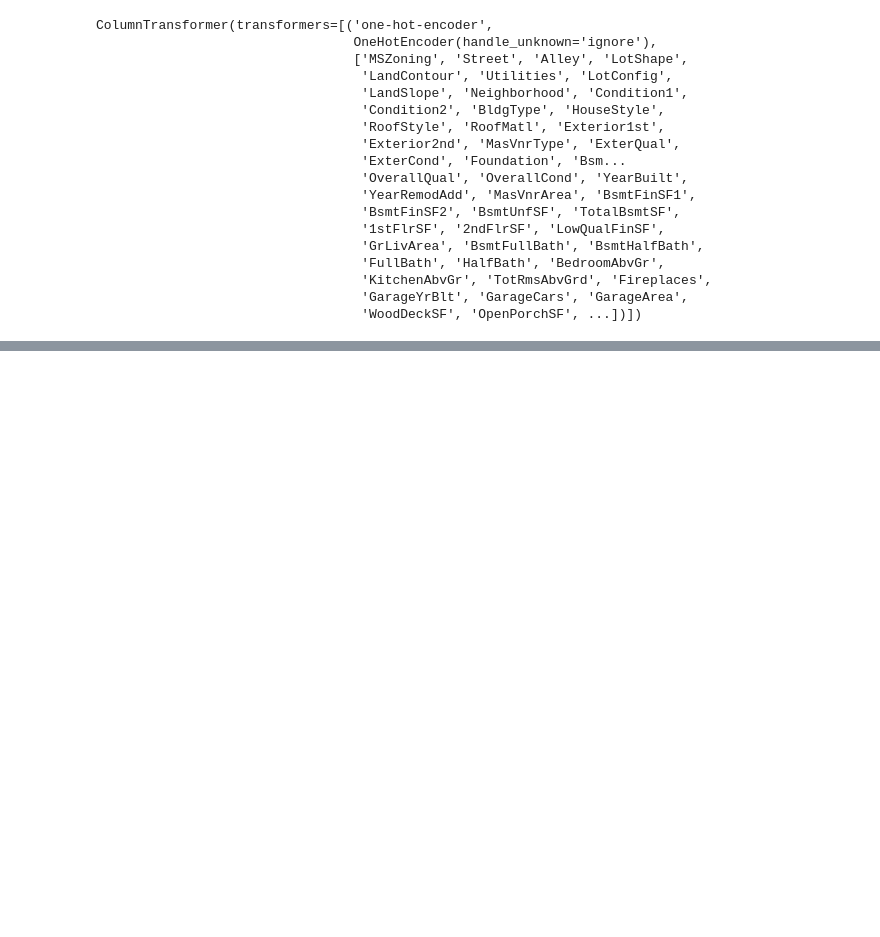
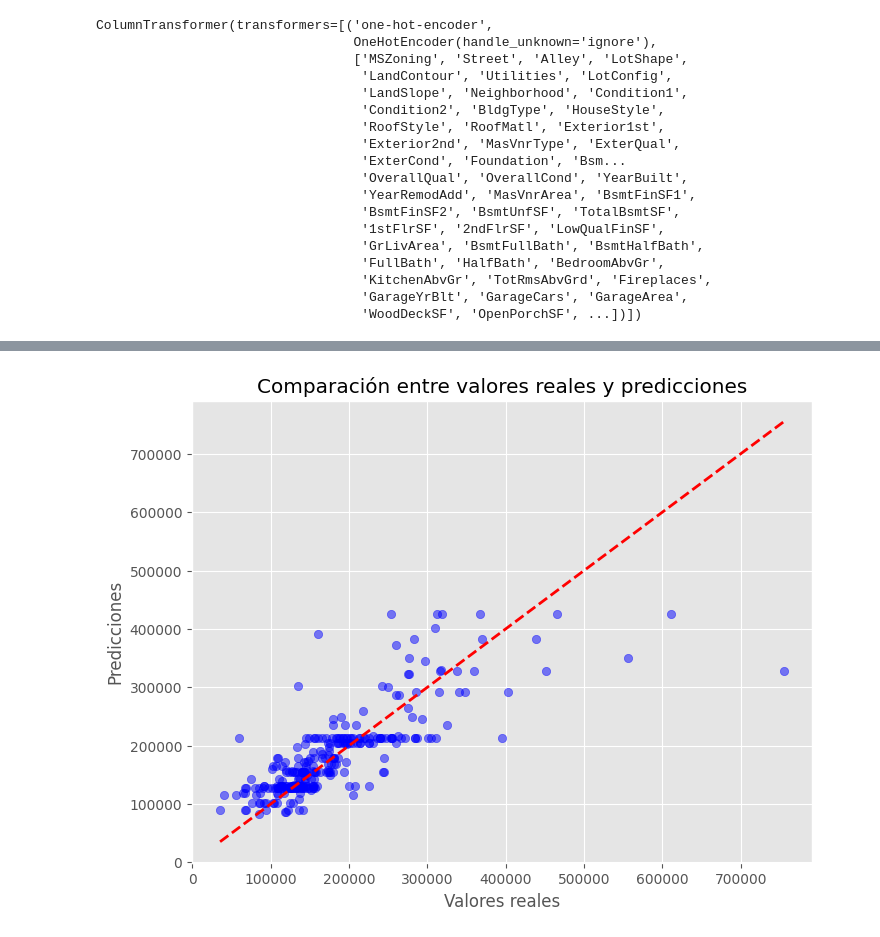
Before and after one commit to DiegoGarV/HDT4-DB2, a Jupyter notebook: arbol_regresion.ipynb, the cells around one changed output, grey strips where cells are left out. Cells and saved outputs as stored; diff of their text form; code cells hidden in the pictures; blank space fills up the shorter version.

```diff
--- a/arbol_regresion.ipynb
+++ b/arbol_regresion.ipynb
@@ -116,8 +114,0 @@ modelo1.best_params_
-# %%
-# Predicción y cálculo de errores
-y_pred_valid = modelo1.predict(X_valid)
-mae = mean_absolute_error(y_valid, y_pred_valid)
-mse = mean_squared_error(y_valid, y_pred_valid)
-
-print(f"MAE: {mae:.4f}")
-print(f"MSE: {mse:.4f}")
@@ -126,0 +115,27 @@ MSE: 2429868939.7797
+# %%
+# Predicción y cálculo de errores
+for depth in [5, 6, 7, 8]:
+    # Creamos un nuevo pipeline con la profundidad específica
+    pipeline = Pipeline([
+        ('preprocessor', preprocessor),  # Incluimos el preprocesador
+        ('regressor', DecisionTreeRegressor(max_depth=depth))
+    ])
+
+    # Entrenar el modelo con los datos de entrenamiento
+    pipeline.fit(X_train, y_train)
+
+    # Hacer predicciones en los datos de validación
+    y_pred_valid = pipeline.predict(X_valid)
+
+    # Calcular métricas de error
+    mae = mean_absolute_error(y_valid, y_pred_valid)
+    mse = mean_squared_error(y_valid, y_pred_valid)
+    rmse = np.sqrt(mse)
+    r2 = r2_score(y_valid, y_pred_valid)
+
+    # Imprimir resultados
+    print(f"\nResultados para profundidad {depth}:")
+    print(f"MAE: {mae:.4f}")
+    print(f"MSE: {mse:.4f}")
+    print(f"RMSE: {rmse:.4f}")
+    print(f"R²: {r2:.4f}")
@@ -126,0 +160,10 @@ MSE: 2429868939.7797
+# %%
+plt.figure(figsize=(8, 6))
+plt.scatter(y_valid, y_pred_valid, color='blue', alpha=0.5)
+plt.plot([y_valid.min(), y_valid.max()], [y_valid.min(), y_valid.max()], 'r--', lw=2)  # Línea diagonal
+plt.title("Comparación entre valores reales y predicciones")
+plt.xlabel("Valores reales")
+plt.ylabel("Predicciones")
+plt.show()
+# %% [output]
+[figure, added]
```
Also changed, not shown: parts of 7 cells of this notebook.
